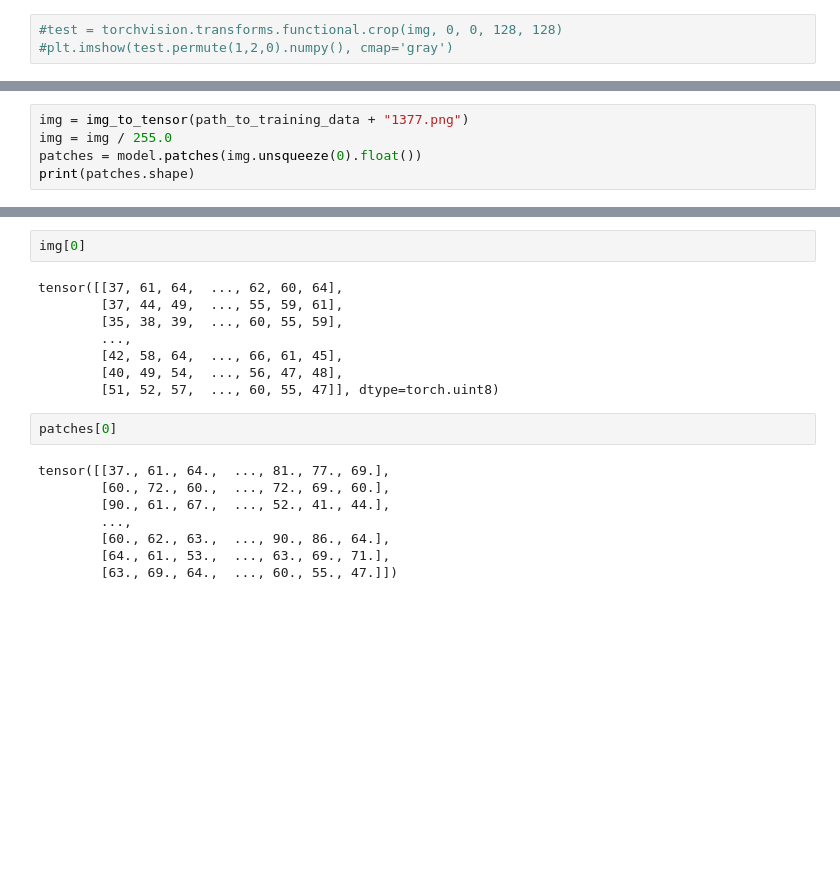
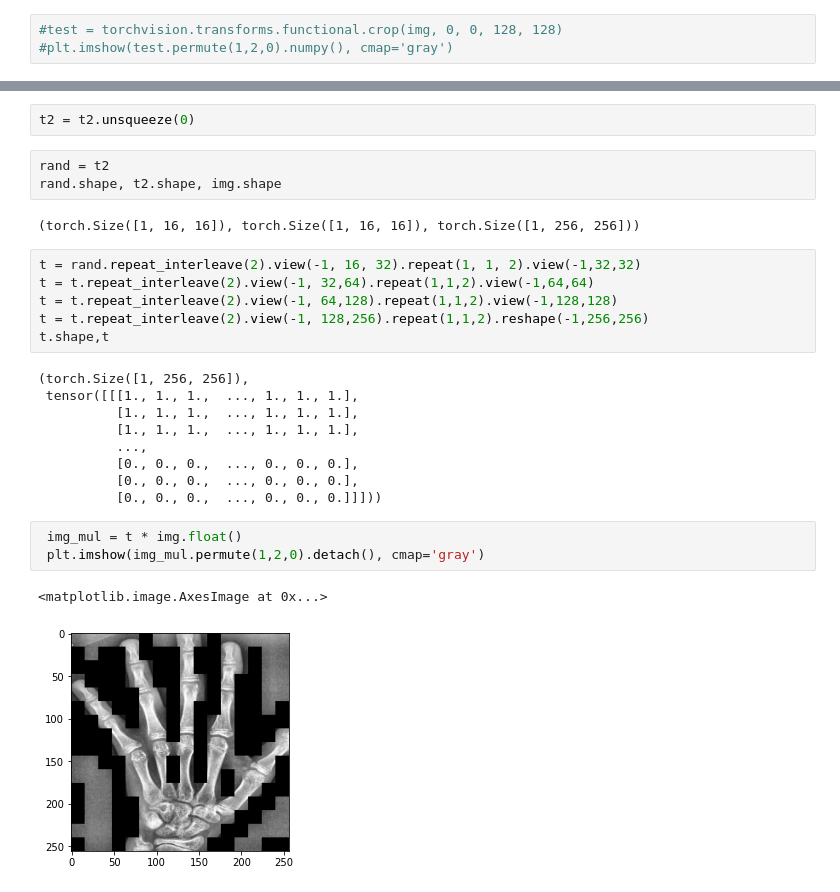
Before and after one commit to janbraunsdorff/studienarbeit, a Jupyter notebook: vit-analyse-transformer.ipynb, the cells around one changed output, grey strips where cells are left out. Cells and saved outputs as stored; diff of their text form; blank space fills up the shorter version.

```diff
--- a/vit-analyse-transformer.ipynb
+++ b/vit-analyse-transformer.ipynb
@@ -159,5 +156,0 @@ tensor([[0.5273, 0.6201, 0.4350,  ..., 0.8930, 0.6622, 0.2633],
-# %%
-img = img_to_tensor(path_to_training_data + "1377.png")
-img = img / 255.0
-patches = model.patches(img.unsqueeze(0).float())
-print(patches.shape)
@@ -177,20 +157,28 @@ for i, patch in enumerate(patches[0]):
-# %%
-img[0]
-# %% [output]
-tensor([[37, 61, 64,  ..., 62, 60, 64],
-        [37, 44, 49,  ..., 55, 59, 61],
-        [35, 38, 39,  ..., 60, 55, 59],
-        ...,
-        [42, 58, 64,  ..., 66, 61, 45],
-        [40, 49, 54,  ..., 56, 47, 48],
-        [51, 52, 57,  ..., 60, 55, 47]], dtype=torch.uint8)
-# %%
-patches[0]
-# %% [output]
-tensor([[37., 61., 64.,  ..., 81., 77., 69.],
-        [60., 72., 60.,  ..., 72., 69., 60.],
-        [90., 61., 67.,  ..., 52., 41., 44.],
-        ...,
-        [60., 62., 63.,  ..., 90., 86., 64.],
-        [64., 61., 53.,  ..., 63., 69., 71.],
-        [63., 69., 64.,  ..., 60., 55., 47.]])
+# %%
+t2 = t2.unsqueeze(0)
+# %%
+rand = t2
+rand.shape, t2.shape, img.shape
+# %% [output]
+(torch.Size([1, 16, 16]), torch.Size([1, 16, 16]), torch.Size([1, 256, 256]))
+# %%
+t = rand.repeat_interleave(2).view(-1, 16, 32).repeat(1, 1, 2).view(-1,32,32)
+t = t.repeat_interleave(2).view(-1, 32,64).repeat(1,1,2).view(-1,64,64)
+t = t.repeat_interleave(2).view(-1, 64,128).repeat(1,1,2).view(-1,128,128)
+t = t.repeat_interleave(2).view(-1, 128,256).repeat(1,1,2).reshape(-1,256,256)
+t.shape,t
+# %% [output]
+(torch.Size([1, 256, 256]),
+ tensor([[[1., 1., 1.,  ..., 1., 1., 1.],
+          [1., 1., 1.,  ..., 1., 1., 1.],
+          [1., 1., 1.,  ..., 1., 1., 1.],
+          ...,
+          [0., 0., 0.,  ..., 0., 0., 0.],
+          [0., 0., 0.,  ..., 0., 0., 0.],
+          [0., 0., 0.,  ..., 0., 0., 0.]]]))
+# %%
+ img_mul = t * img.float()
+ plt.imshow(img_mul.permute(1,2,0).detach(), cmap='gray')
+# %% [output]
+<matplotlib.image.AxesImage at 0x...>
+[figure, added]
```
Also changed, not shown: parts of 10 cells of this notebook, 2 other files.
